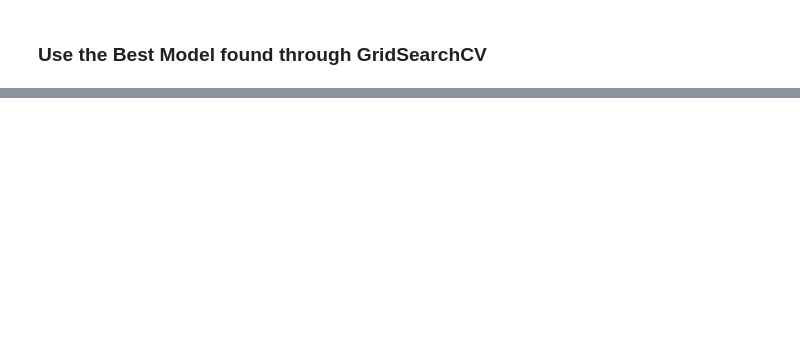
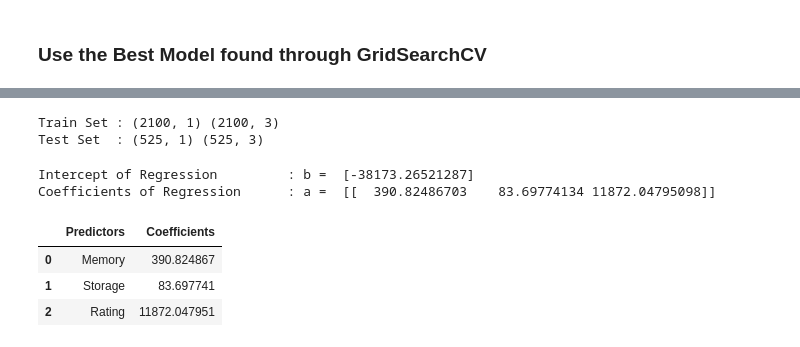
Before and after one commit to afwh24/SC1015-Mini-Project, a Jupyter notebook: FCSG_team 2_FongBooYip.ipynb, the cells around one changed output, grey strips where cells are left out. Cells and saved outputs as stored; diff of their text form; code cells hidden in the pictures; blank space fills up the shorter version.

```diff
--- a/FCSG_team 2_FongBooYip.ipynb
+++ b/FCSG_team 2_FongBooYip.ipynb
@@ -1033,0 +1280,46 @@ FNR Test :       0.203579418344519
+# %%
+# Extract Response and Predictors
+y = pd.DataFrame(filtered_data_multi_var_linreg["Original Price"])
+X = pd.DataFrame(filtered_data_multi_var_linreg[["Memory", "Storage", "Rating"]])
+
+# filtered_data_num = filtered_data[['Memory','Storage','Rating']]
+# filtered_data_response = filtered_data['Original Price']
+
+# y = filtered_data_num
+# X = filtered_data_response
+
+# Import train_test_split from sklearn
+from sklearn.model_selection import train_test_split
+
+# Split the Dataset into Train and Test
+X_train, X_test, y_train, y_test = train_test_split(X, y, test_size = 0.2)
+
+# Check the sample sizes
+print("Train Set :", y_train.shape, X_train.shape)
+print("Test Set  :", y_test.shape, X_test.shape)
+# %% [output]
+Train Set : (2100, 1) (2100, 3)
+Test Set  : (525, 1) (525, 3)
+# %%
+# Import LinearRegression model from Scikit-Learn
+from sklearn.linear_model import LinearRegression
+
+
+# Linear Regression using Train Data
+linreg = LinearRegression()         # create the linear regression object
+linreg.fit(X_train, y_train)        # train the linear regression model
+
+# Coefficients of the Linear Regression line
+print('Intercept of Regression \t: b = ', linreg.intercept_)
+print('Coefficients of Regression \t: a = ', linreg.coef_)
+print()
+
+# Print the Coefficients against Predictors
+pd.DataFrame(list(zip(X_train.columns, linreg.coef_[0])), columns = ["Predictors", "Coefficients"])
+# %% [output]
+Intercept of Regression         : b =  [-38173.26521287]
+Coefficients of Regression      : a =  [[  390.82486703    83.69774134 11872.04795098]]
+|  | Predictors | Coefficients |
+| 0 | Memory | 390.824867 |
+| 1 | Storage | 83.697741 |
+| 2 | Rating | 11872.047951 |
```
Also changed, not shown: parts of 43 cells of this notebook.
